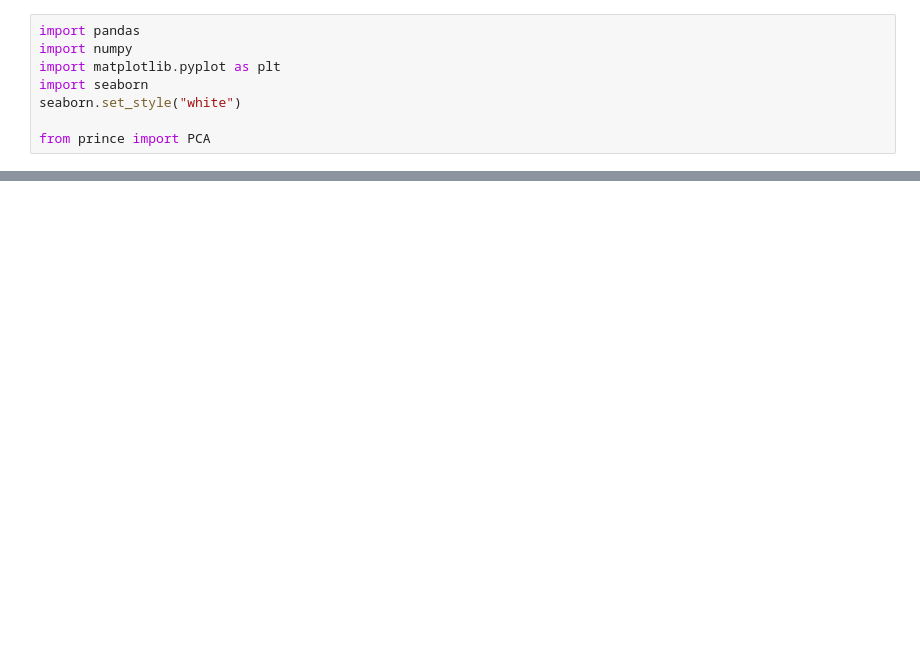
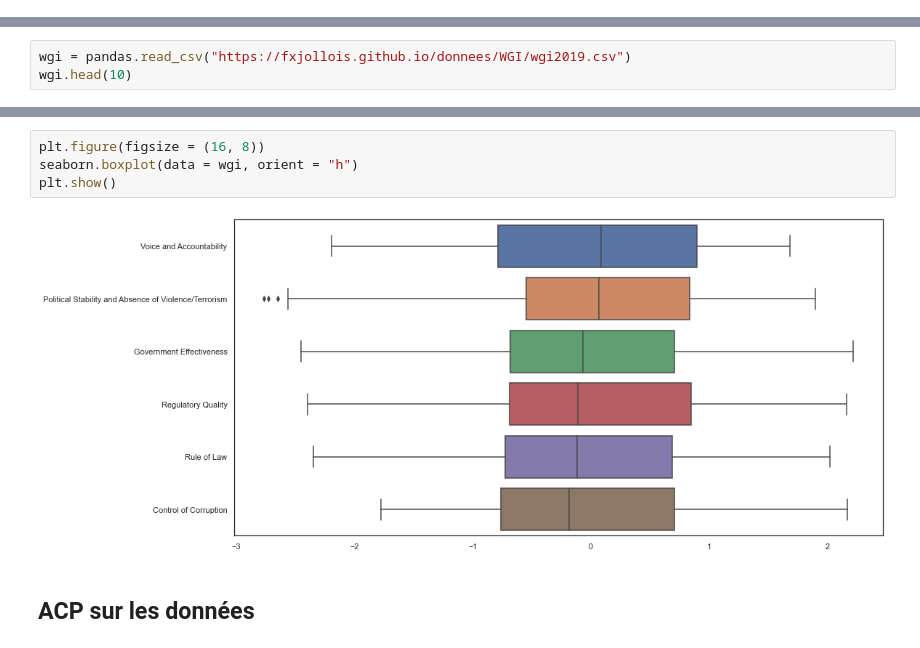
Before and after one commit to fxjollois/cours-2022-2023, a Jupyter notebook: insa-ms-esd--ml/acp-demande2-correction.ipynb, the cells around one changed output, grey strips where cells are left out. Cells and saved outputs as stored; diff of their text form; blank space fills up the shorter version.

```diff
--- a/insa-ms-esd--ml/acp-demande2-correction.ipynb
+++ b/insa-ms-esd--ml/acp-demande2-correction.ipynb
@@ -5,8 +0,0 @@ Nous avons décidé ici d'utiliser le package `prince` pour démonstration.
-# %%
-import pandas
-import numpy
-import matplotlib.pyplot as plt
-import seaborn
-seaborn.set_style("white")
-
-from prince import PCA
@@ -200,0 +14,3 @@ for i in range(coord.shape[0]):
+# %%
+wgi = pandas.read_csv("https://fxjollois.github.io/donnees/WGI/wgi2019.csv")
+wgi.head(10)
@@ -200,0 +43,8 @@ for i in range(coord.shape[0]):
+# %%
+plt.figure(figsize = (16, 8))
+seaborn.boxplot(data = wgi, orient = "h")
+plt.show()
+# %% [output]
+[figure, added]
+# %% [markdown]
+## ACP sur les données
```
Also changed, not shown: parts of 33 cells of this notebook, 3 other files.
